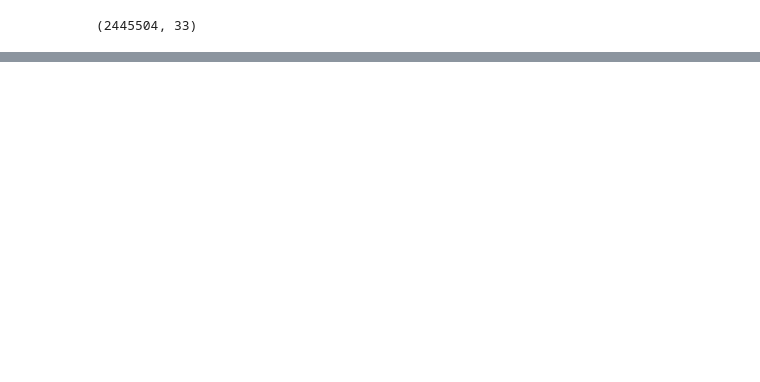
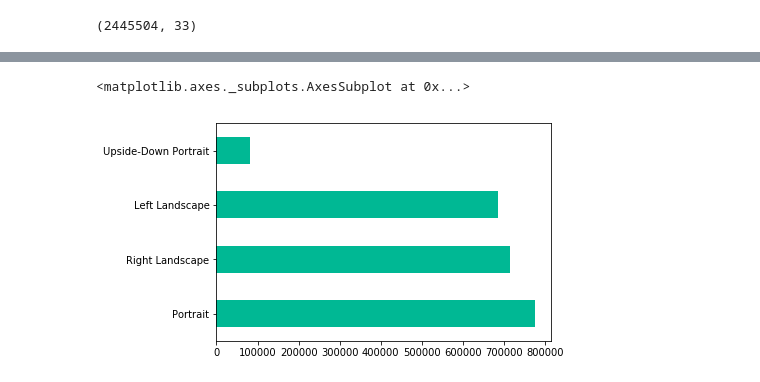
Before and after one commit to rcdilorenzo/inspector-lestrade, a Jupyter notebook: eye-tracking-eda.ipynb, the cells around one changed output, grey strips where cells are left out. Drawn from its saved outputs; the diff is of its cells as text; code cells hidden in the pictures; blank space fills up the shorter version.

```diff
--- a/eye-tracking-eda.ipynb
+++ b/eye-tracking-eda.ipynb
@@ -88,0 +103,7 @@ capture_df.shape
+# %%
+filtered_df = capture_df[capture_df['faceGrid.IsValid'] == True]
+
+print('Frames with facial features: {0:.2f}% ({1} records)'.format(
+    100 * filtered_df.shape[0] / capture_df.shape[0],
+    filtered_df.shape[0]
+))
@@ -88,0 +121,7 @@ capture_df.shape
+# %%
+orientation = filtered_df['screen.Orientation'].astype('category')
+orientation.cat.categories = ['Portrait', 'Upside-Down Portrait', 'Left Landscape', 'Right Landscape']
+orientation.value_counts().plot.barh(color='#00b894')
+# %% [output]
+<matplotlib.axes._subplots.AxesSubplot at 0x...>
+[figure, added]
```
Also changed, not shown: parts of 7 cells of this notebook.
